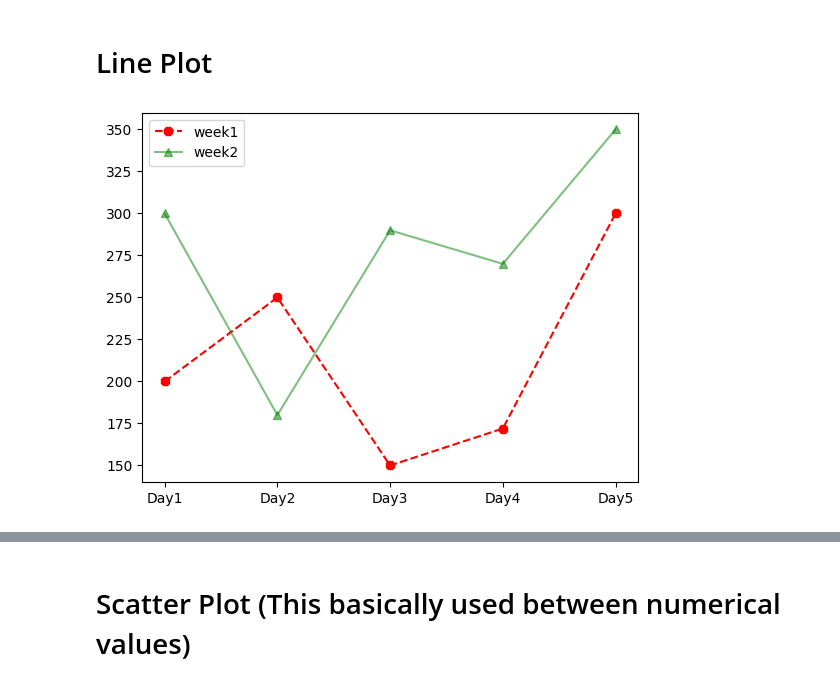
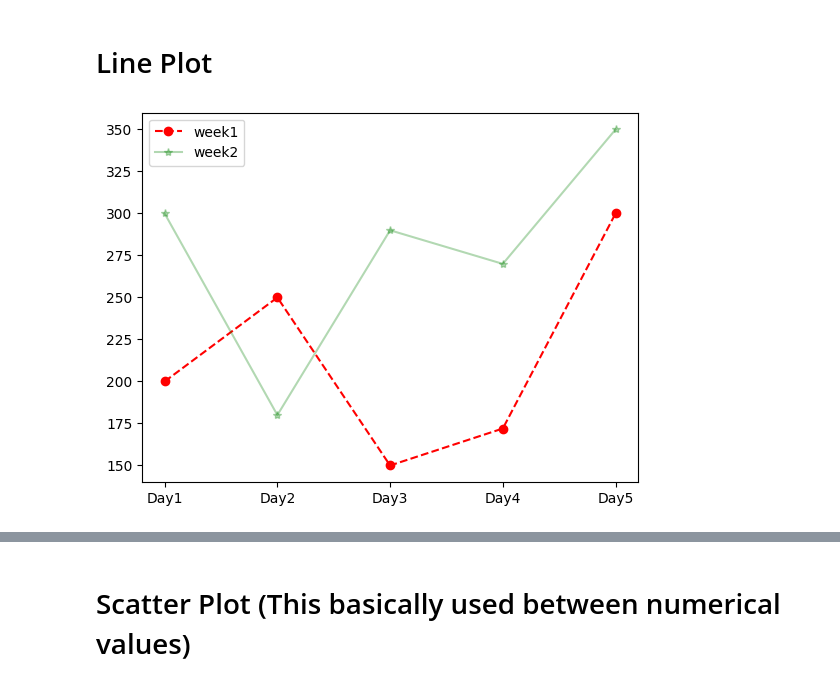
Before and after one commit to prasenjit1113/py_data_analysis, a Jupyter notebook: 4_py_MATPLOTLIB.ipynb, the cells around one changed output, grey strips where cells are left out. Saved outputs shown, nothing was run; the diff lists cells and outputs as text; code cells hidden in the pictures.

```diff
--- a/4_py_MATPLOTLIB.ipynb
+++ b/4_py_MATPLOTLIB.ipynb
@@ -43,17 +66,17 @@ plt.show()
 # %%
 import matplotlib.pyplot as plt
 
 x = ["Day1","Day2","Day3","Day4","Day5"]
 y = [200,250,150,172,300]
 y1 = [300,180,290,270,350]
 
 plt.plot(x,y, marker="o", ls="--", color="red", label = "week1")   #marker="o","d","^"   #label is used for legend
-plt.plot(x,y1, marker="*", ls="-", color="green", label="week2" , alpha=0.5)   #alpha is used to decrement the highlight
+plt.plot(x,y1, marker="*", ls="-", color="green", label="week2" , alpha=0.3)   #alpha is used to decrement the highlight
 plt.legend()
 # plt.legend(loc=10)  #to change the location of legend. By default it is 0, the values can be between 0-10
 plt.show()
 # %% [output]
-[figure, old version]
+[figure, new version]
 # %%
 import pandas as pd
 import matplotlib.pyplot as plt
```
Also changed, not shown: parts of 27 cells of this notebook, 3 other files.
